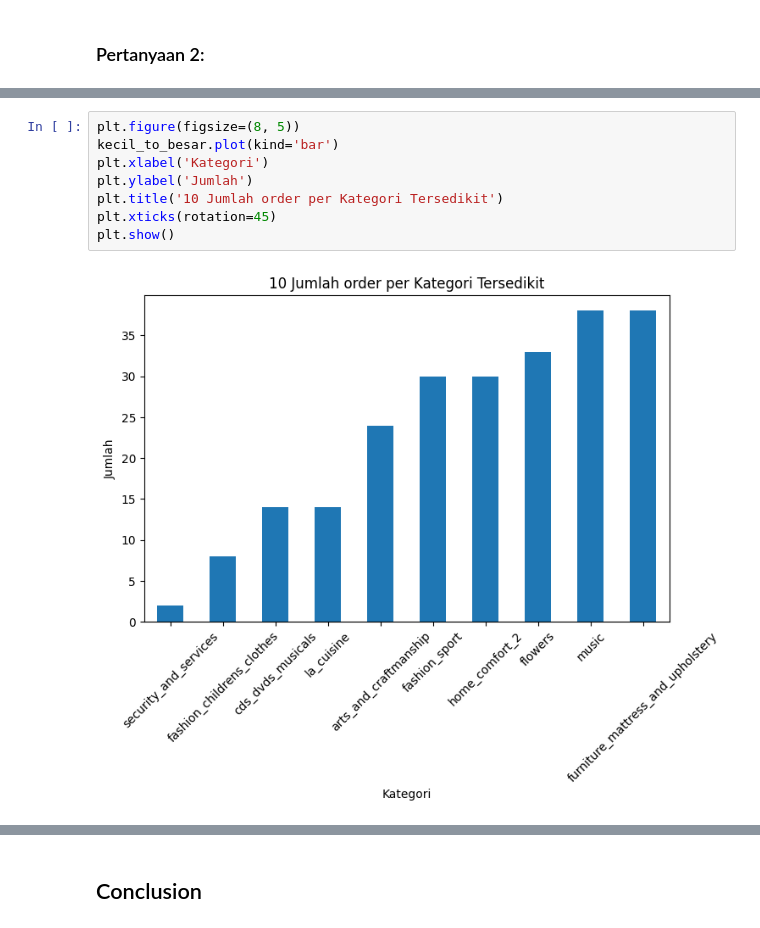
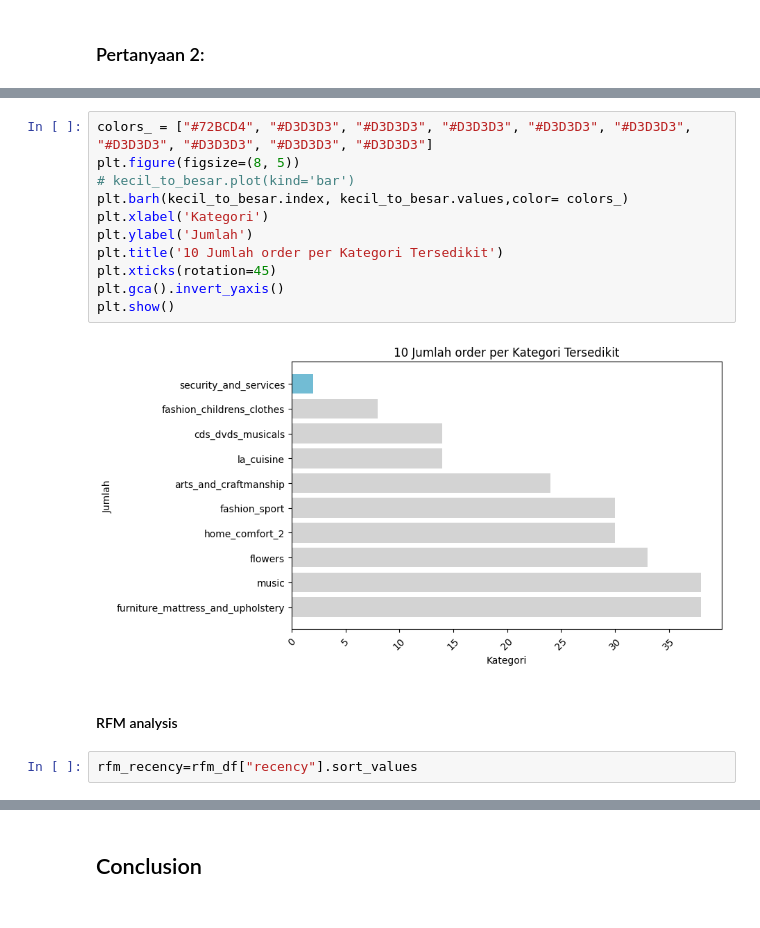
Before and after one commit to Hfdrsyd/E-commerce-Data-Analysis, a Jupyter notebook: notebook.ipynb, the cells around one changed output, grey strips where cells are left out. Saved outputs shown, nothing was run; the diff lists cells and outputs as text.

```diff
--- a/notebook.ipynb
+++ b/notebook.ipynb
@@ -455,10 +562,17 @@ plt.show()
 # %%
+colors_ = ["#72BCD4", "#D3D3D3", "#D3D3D3", "#D3D3D3", "#D3D3D3", "#D3D3D3", "#D3D3D3", "#D3D3D3", "#D3D3D3", "#D3D3D3"]
 plt.figure(figsize=(8, 5))
-kecil_to_besar.plot(kind='bar')
+# kecil_to_besar.plot(kind='bar')
+plt.barh(kecil_to_besar.index, kecil_to_besar.values,color= colors_)
 plt.xlabel('Kategori')
 plt.ylabel('Jumlah')
 plt.title('10 Jumlah order per Kategori Tersedikit')
 plt.xticks(rotation=45)
+plt.gca().invert_yaxis()
 plt.show()
 # %% [output]
-[figure, old version]
+[figure, new version]
+# %% [markdown]
+#### RFM analysis
+# %%
+rfm_recency=rfm_df["recency"].sort_values
```
Also changed, not shown: parts of 14 cells of this notebook, 4 other files.
